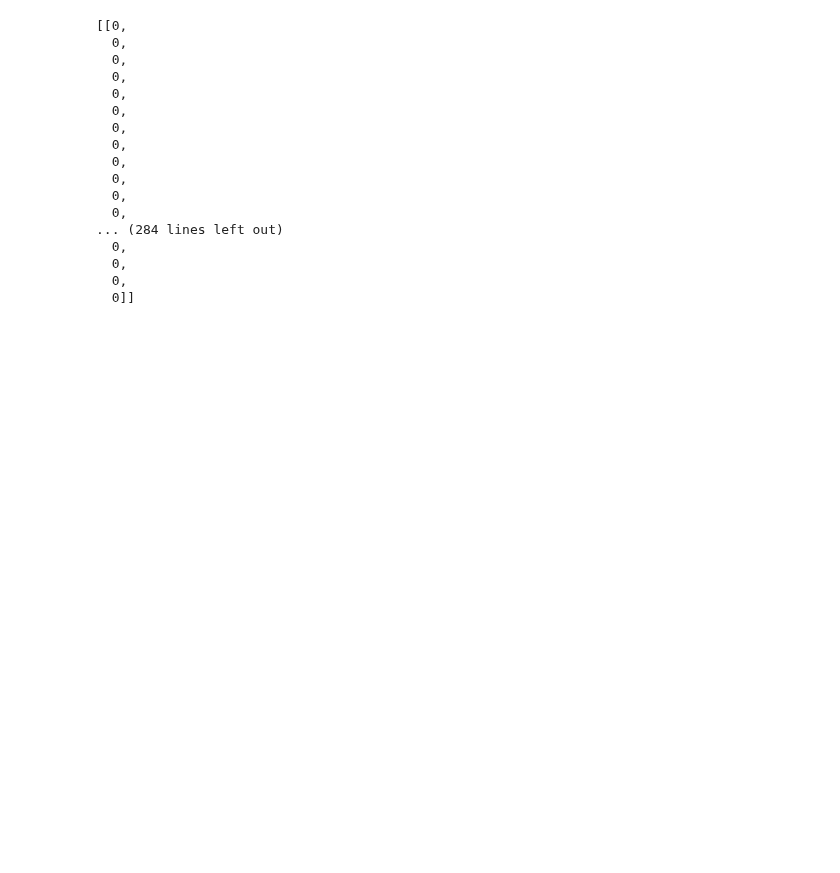
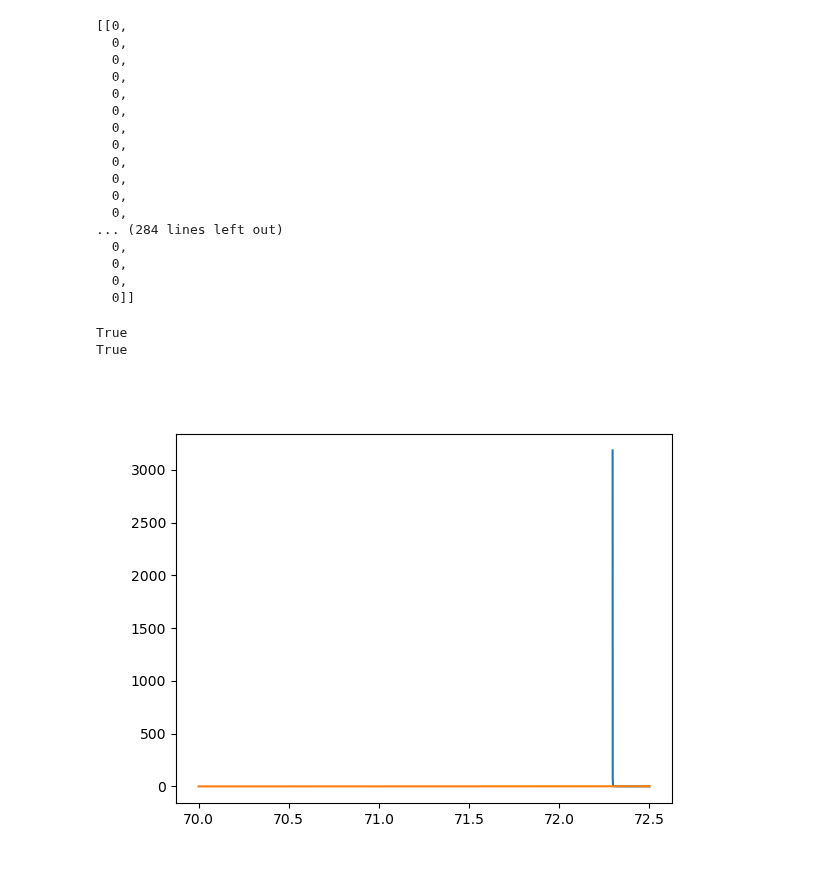
Before and after one commit to nyuad-astroparticle/LXe-Phonon, a Jupyter notebook: Simulation/0.MIP_Signal/Simulation-Manager.ipynb, the cells around one changed output. Drawn from its saved outputs; the diff is of its cells as text; code cells hidden in the pictures; blank space fills up the shorter version.

```diff
--- a/Simulation/0.MIP_Signal/Simulation-Manager.ipynb
+++ b/Simulation/0.MIP_Signal/Simulation-Manager.ipynb
@@ -219,3 +221,25 @@ pressure_max
   0,
   0,
   0]]
+# %%
+# Parameters
+v = 4
+l = 0
+r = 70
+t = r + cp.linspace(0,2.5,100000)
+z = +cp.sqrt(-r**2/(1-v**2))
+
+# Check conditions
+A = z.get()*np.ones(len(t)) < v * t.get()
+B = (abs(z - v*t) - r*cp.sqrt(v**2 - 1) > 0).get()
+print(np.all(A))
+print(np.any(B))
+
+fig = plt.figure()
+plt.plot(t.get(),E(r,z,t,v,l).get()*A*B)
+plt.plot(t.get(),B*A*1)
+plt.show()
+# %% [output]
+True
+True
+[figure, added]
```
Also changed, not shown: parts of 3 cells of this notebook.
